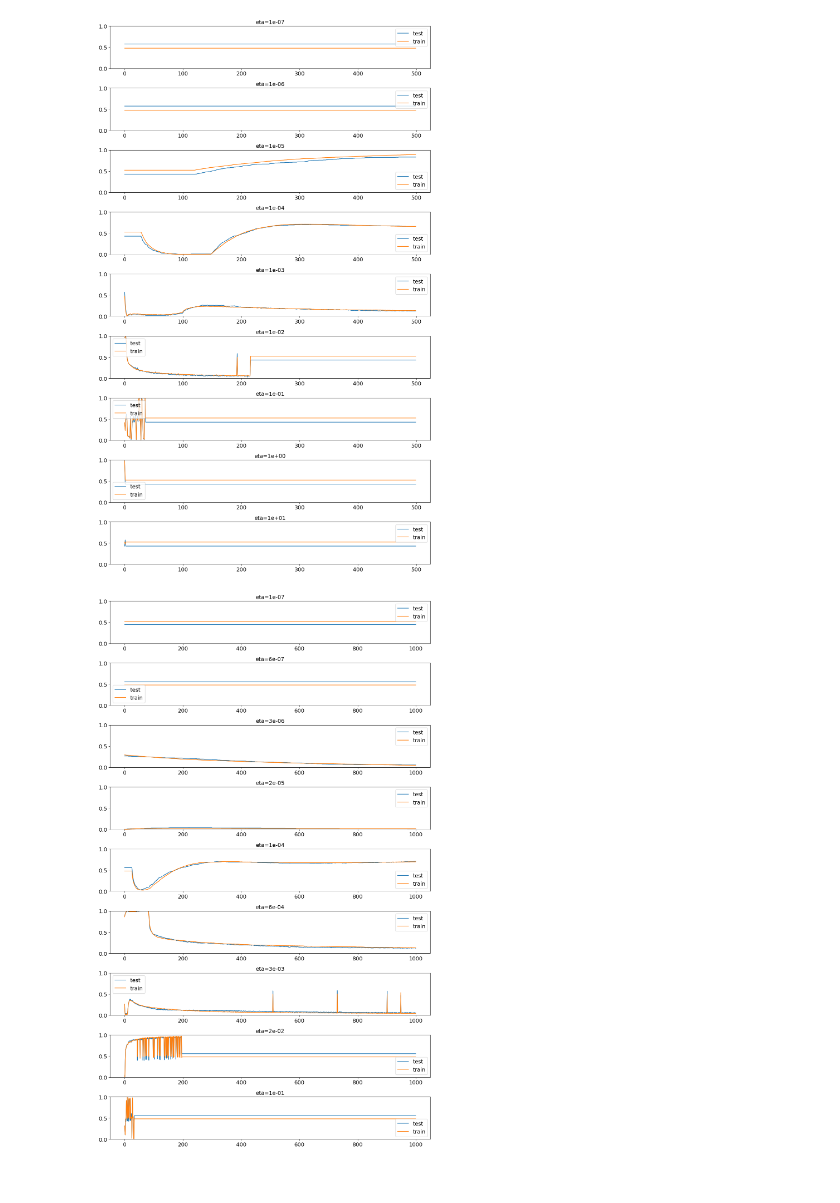
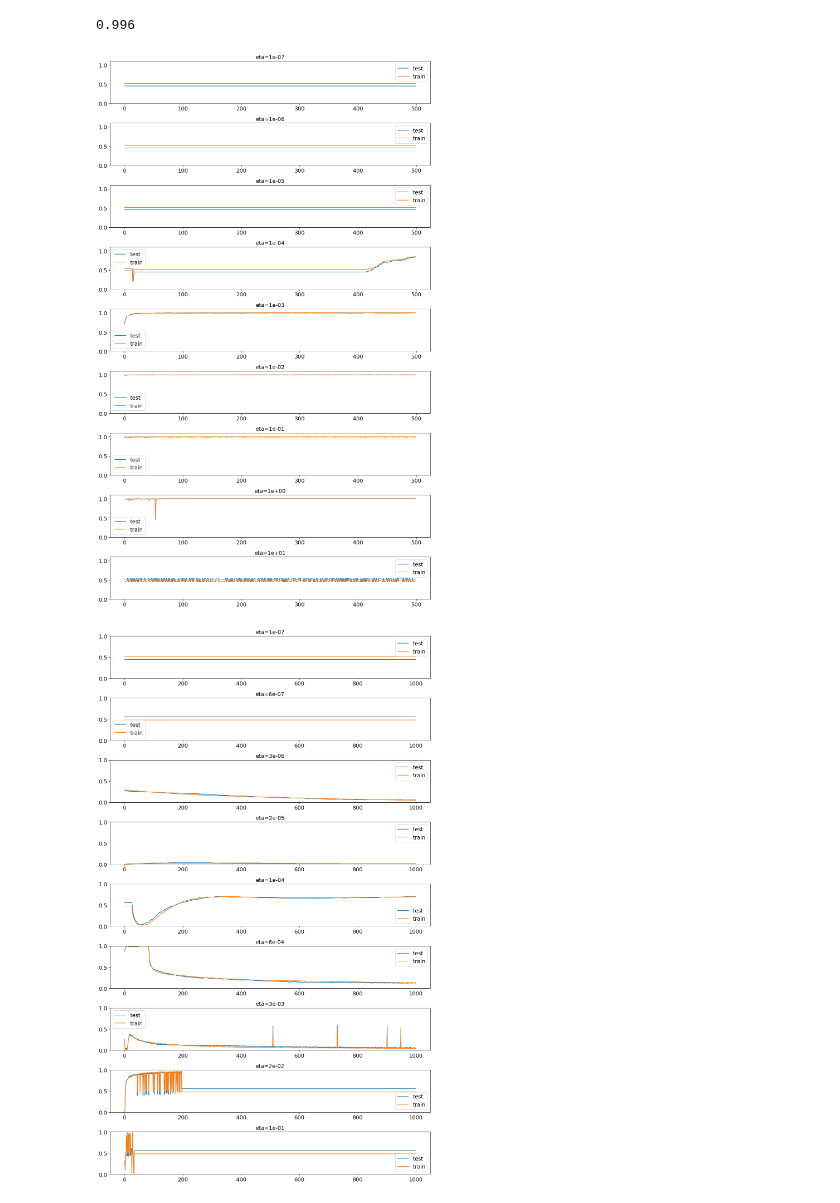
Before and after one commit to asdfbat/FYS-STK4155, a Jupyter notebook: Project2/src/NN_self.ipynb, the cells around one changed output. Cells and saved outputs as stored; diff of their text form; code cells hidden in the pictures.

```diff
--- a/Project2/src/NN_self.ipynb
+++ b/Project2/src/NN_self.ipynb
@@ -176,24 +211,25 @@ plt.plot(np.arange(nn.epochs),nn.accuracy_each_epoch_train,label='train')
 # %%
-etas = np.logspace(-7,-3,5)
-lmbds = np.logspace(-7,-3,5)
+etas = np.logspace(-7,-3,3)
+lmbds = np.logspace(-7,-3,2)
 many_nns = np.zeros((len(etas),len(lmbds)),dtype=object)
 
 for i,eta in enumerate(etas):
     for j,lmbd in enumerate(lmbds):
-        nn = NeuralNetwork( X_train_scaled,Y_train.reshape(-1,1),n_hidden_neurons=2,n_categories=2,epochs=500,batch_size=4,
+        nn = NeuralNetwork( X_train_scaled,Y_train,n_hidden_neurons=1,n_categories=2,epochs=500,batch_size=25,
                     eta=eta,
                     lmbd=lmbd)
         nn.train()
         many_nns[i,j] = nn
 # %%
-fig,ax = plt.subplots(5,5,figsize=(18,16))
-epochs_arr = np.arange(nn.epochs)
+fig,ax = plt.subplots(len(etas),len(lmbds),figsize=(18,16))
+#epochs_arr = np.arange(nn.epochs)
 for i,eta in enumerate(etas):
     for j,lmbd in enumerate(lmbds):
-        ax[i,j].plot(epochs_arr,many_nns[i,j].accuracy_each_epoch_test,label='test')
-        ax[i,j].plot(epochs_arr,many_nns[i,j].accuracy_each_epoch_train,label='train')
+        ax[i,j].plot(many_nns[i,j].accuracy_each_epoch_test,label='test')
+        ax[i,j].plot(many_nns[i,j].accuracy_each_epoch_train,label='train')
         ax[i,j].legend()
         ax[i,j].set_title('eta={:.0e},lmbd={:.0e}'.format(eta,lmbd))
         ax[i,j].set_ylim(0,1)
+fig.suptitle('Accuracy score vs epochs')
 plt.savefig('./../figs/testing_accuracy_eta_lambda.pdf')
 # %% [output]
@@ -221,0 +237,3 @@ np.sum(Y_pred_train > 0)
+# %%
+clf = MLPClassifier(verbose=0,max_iter=500)
+clf.fit(X_train_scaled,Y_train)
@@ -222,9 +248,13 @@ np.sum(Y_pred_train > 0)
+# %%
+clf.score(X_test_scaled,Y_test)
+# %% [output]
+0.996
 # %%
 etas = np.logspace(-7,1,9)
 many_nns_only_eta = np.zeros(len(etas),dtype=object)
 
 for i,eta in enumerate(etas):
-    nn = NeuralNetwork( X_train_scaled,Y_train.reshape(-1,1),n_hidden_neurons=2,n_categories=2,epochs=500,batch_size=4,
+    nn = NeuralNetwork( X_train_scaled,Y_train,n_hidden_neurons=1,n_categories=2,epochs=500,batch_size=50,
                 eta=eta,
                 lmbd=0)
     nn.train()
@@ -232,14 +262,14 @@ for i,eta in enumerate(etas):
 # %%
 fig,ax = plt.subplots(len(etas),figsize=(12,20))
 epochs_arr = np.arange(nn.epochs)
 for i,eta in enumerate(etas):
     ax[i].plot(epochs_arr,many_nns_only_eta[i].accuracy_each_epoch_test,label='test')
     ax[i].plot(epochs_arr,many_nns_only_eta[i].accuracy_each_epoch_train,label='train')
     ax[i].legend()
     ax[i].set_title('eta={:.0e}'.format(eta,lmbd),fontsize=14)
-    ax[i].set_ylim(0,1)
+    ax[i].set_ylim(0,1.1)
 # %% [output]
-[figure, old version]
+[figure, new version]
 # %%
 etas = np.logspace(-7,-1,9)
 many_nns_only_eta_long = np.zeros(len(etas),dtype=object)
```
Also changed, not shown: parts of 14 cells of this notebook, 1 other file.
